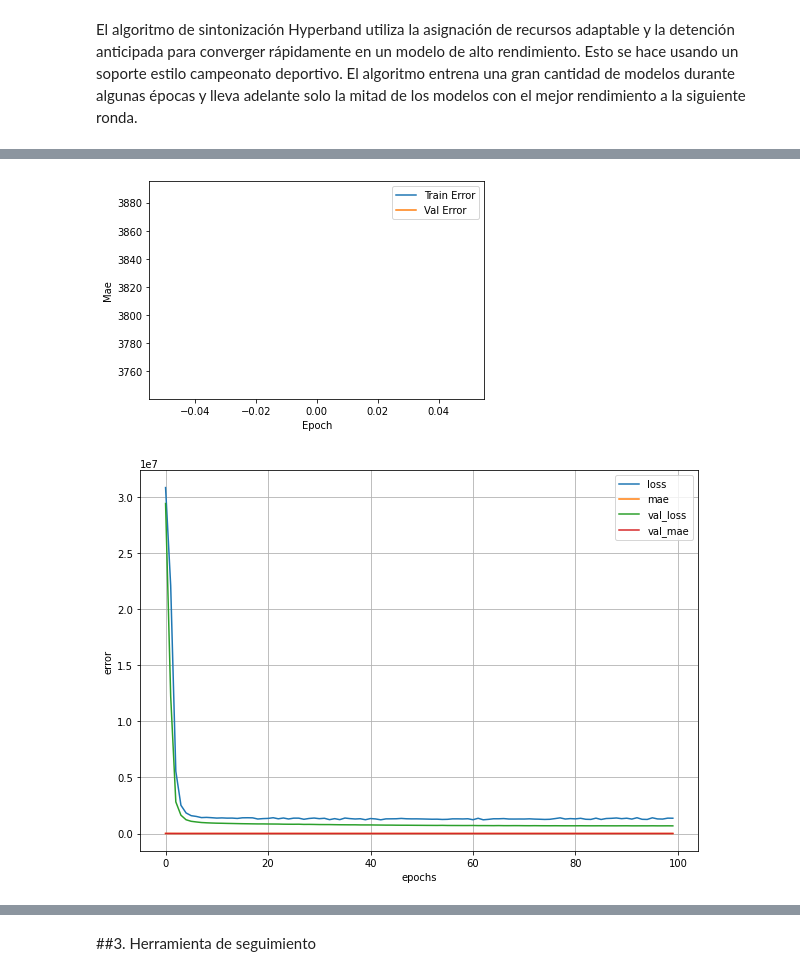
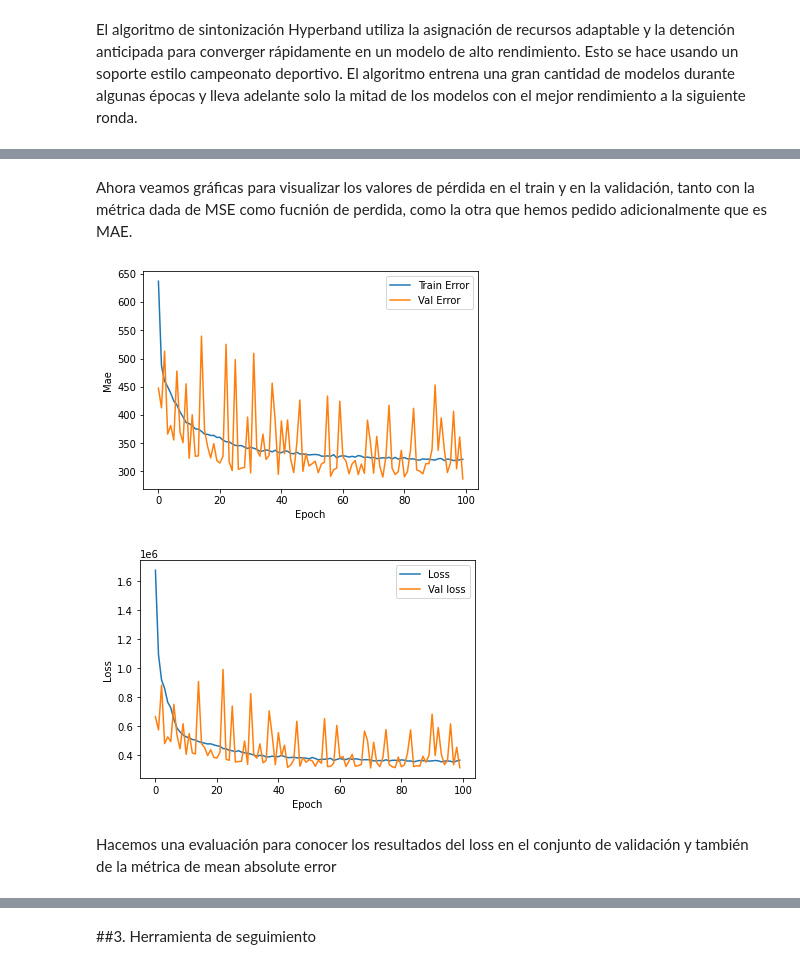
Before and after one commit to natalia0911/Tarea_Practica_4_IA, a Jupyter notebook: 2022_1_Trabajo_Practico_04_NataliaVargas_FabricioElizondo.ipynb, the cells around one changed output, grey strips where cells are left out. Cells and saved outputs as stored; diff of their text form; code cells hidden in the pictures.

```diff
--- a/2022_1_Trabajo_Practico_04_NataliaVargas_FabricioElizondo.ipynb
+++ b/2022_1_Trabajo_Practico_04_NataliaVargas_FabricioElizondo.ipynb
@@ -510,14 +520,14 @@ import keras_tuner as kt
 def build_model(hp):
   model = keras.Sequential()
   model.add(keras.layers.Dense(32, activation='relu', input_shape=[9]))
-  model.add(keras.layers.Dropout(0.2))
   model.add(keras.layers.Dense(units=64, activation='relu'))
   hp_units = hp.Int('units', min_value=32, max_value=512, step=32)
   model.add(keras.layers.Dense(units=hp_units, activation='relu'))
   model.add(keras.layers.Dropout(0.2))
   model.add(keras.layers.Dense(1, activation='linear'))
   hp_learning_rate = hp.Choice('learning_rate', values=[1e-2, 1e-3, 1e-4])
-  optimizer = tf.keras.optimizers.RMSprop(learning_rate=hp_learning_rate) #Root Mean Square Propagation
+
+  optimizer = tf.keras.optimizers.Adadelta(learning_rate=hp_learning_rate)
 
   model.compile(loss='mean_squared_error', optimizer=optimizer, metrics=['mae'])
   return model
@@ -536,7 +545,7 @@ INFO:tensorflow:Reloading Tuner from ./Diamonds/tuner0.json
 tuner.search(X_train, Y_train, epochs=100, validation_data=(X_val, Y_val))
 
 # Get the optimal hyperparameters
-best_hps=tuner.get_best_hyperparameters(num_trials=1)[0]
+best_hps=tuner.get_best_hyperparameters(num_trials=5)[0]
 
 print(f"""El número optimo de neuronas para la segunda capa es {best_hps.get('units')} y el learning rate óptimo es {best_hps.get('learning_rate')}.""")
 # %% [output]
@@ -597,8 +589,0 @@ _________________________________________________________________
-# %%
-hypermodel = tuner.hypermodel.build(best_hps)
-# Reentrenar pero con el mejor número de épocas
-history = hypermodel.fit(
-                X_train,
-                Y_train,
-                epochs=best_epoch,
-                validation_data=(X_val, Y_val))
@@ -626,33 +631,35 @@ hist
+# %% [markdown]
+Ahora veamos gráficas para visualizar los valores de pérdida en el train y en la validación, tanto con la métrica dada de MSE como fucnión de perdida, como la otra que hemos pedido adicionalmente que es MAE.
 # %%
 import pandas as pd
 import matplotlib.pyplot as plt
 
 
 hist['epoch'] = history.epoch
 
 plt.figure()
 plt.xlabel('Epoch')
 plt.ylabel('Mae')
 plt.plot(hist['epoch'], hist['mae'],label='Train Error')
 plt.plot(hist['epoch'], hist['val_mae'], label = 'Val Error')
 plt.legend()
 plt.show()
 
 
+plt.figure()
+plt.xlabel('Epoch')
+plt.ylabel('Loss')
+plt.plot(hist['epoch'], hist['loss'],label='Loss')
+plt.plot(hist['epoch'], hist['val_loss'], label = 'Val loss')
+plt.legend()
+plt.show()
+
 #plot_history(history)
 # %% [output]
-[figure, old version]
+[figure, new version]
+[figure, added]
-# %%
-import pandas as pd
-import matplotlib.pyplot as plt
-
-pd.DataFrame(history.history).plot(figsize=(10, 7))
-plt.grid(True)
-plt.xlabel("epochs")
-plt.ylabel("error") #azul empezó a bar
-plt.show()
-# %% [output]
-[figure, removed]
+# %% [markdown]
+Hacemos una evaluación para conocer los resultados del loss en el conjunto de validación y también de la métrica de mean absolute error
 # %%
 test_loss = model.evaluate(X_test, Y_test)
 # %% [output]
```
Also changed, not shown: parts of 37 cells of this notebook.
